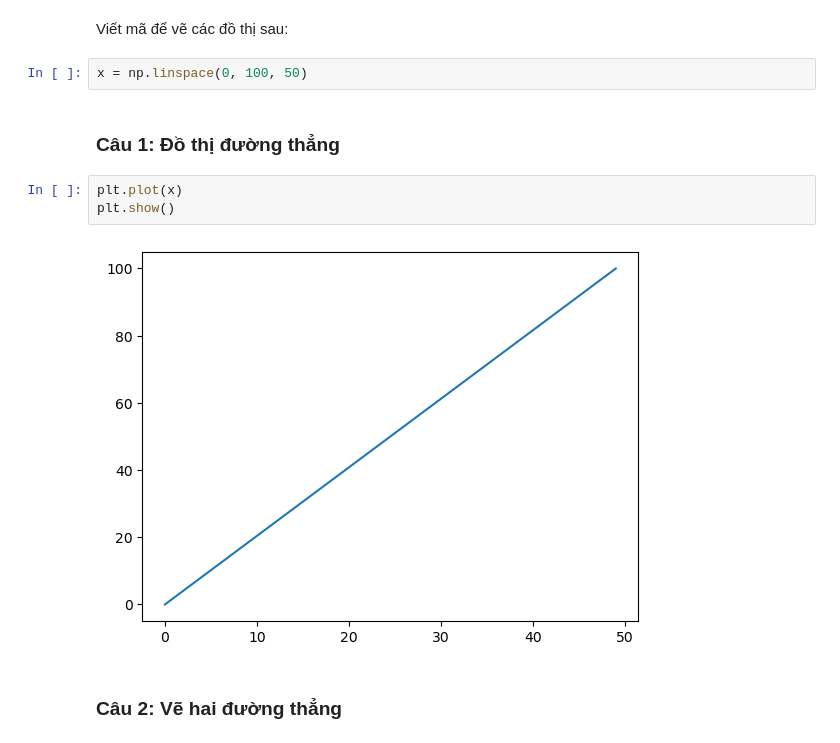
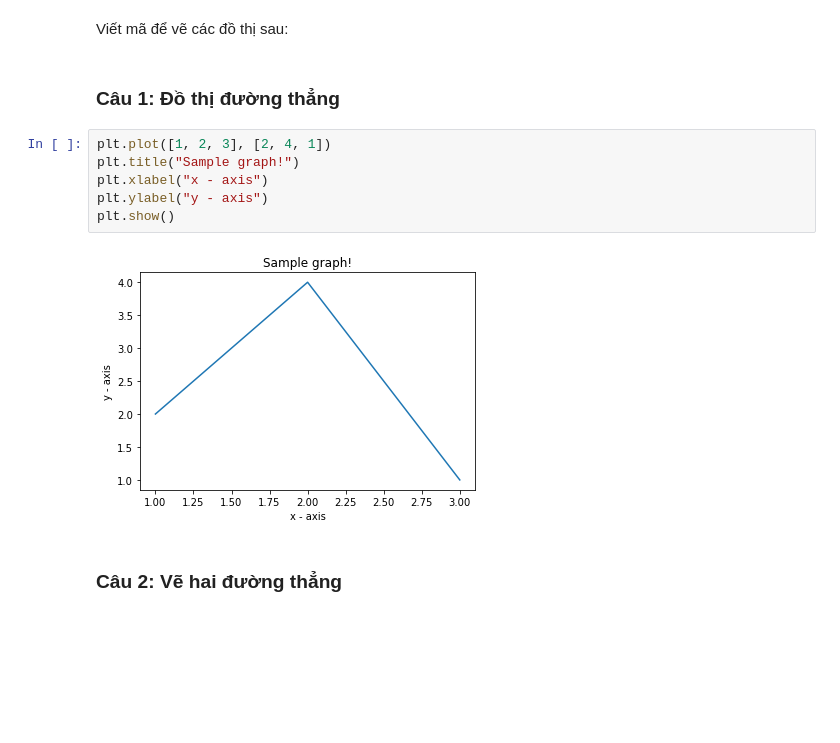
Before and after one commit to tiesen243/data-analyst, a Jupyter notebook: tkud_lab03_ex.ipynb, the cells around one changed output. Drawn from its saved outputs; the diff is of its cells as text; blank space fills up the shorter version.

```diff
--- a/tkud_lab03_ex.ipynb
+++ b/tkud_lab03_ex.ipynb
@@ -94,14 +95,15 @@ np.bincount(arr).argmax()
 ## MATPLOTLIB
 # %% [markdown]
 Viết mã để vẽ các đồ thị sau:
-# %%
-x = np.linspace(0, 100, 50)
 # %% [markdown]
 ### Câu 1: Đồ thị đường thẳng
-# %%
-plt.plot(x)
-plt.show()
-# %% [output]
-[figure, removed]
+# %%
+plt.plot([1, 2, 3], [2, 4, 1])
+plt.title("Sample graph!")
+plt.xlabel("x - axis")
+plt.ylabel("y - axis")
+plt.show()
+# %% [output]
+[figure, added]
 # %% [markdown]
 ### Câu 2: Vẽ hai đường thẳng
```
Also changed, not shown: parts of 21 cells of this notebook.
